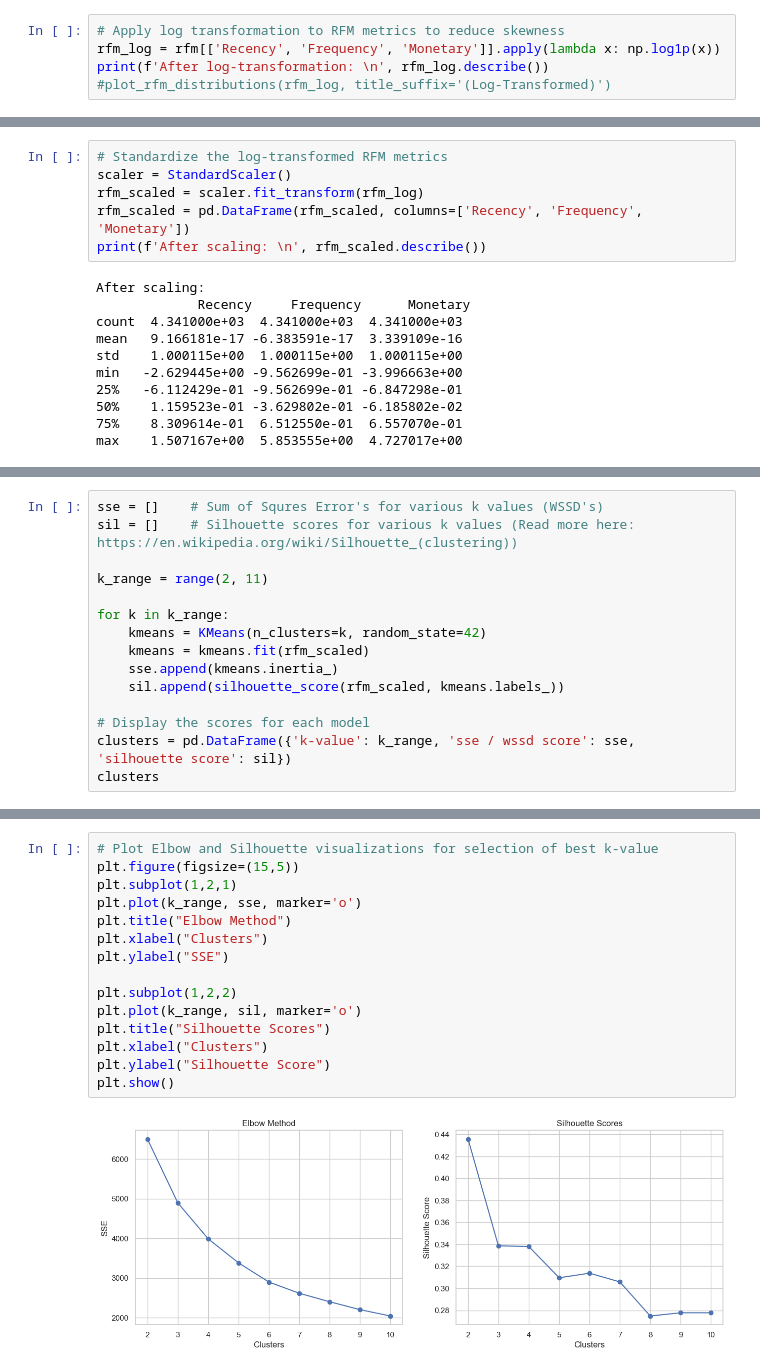
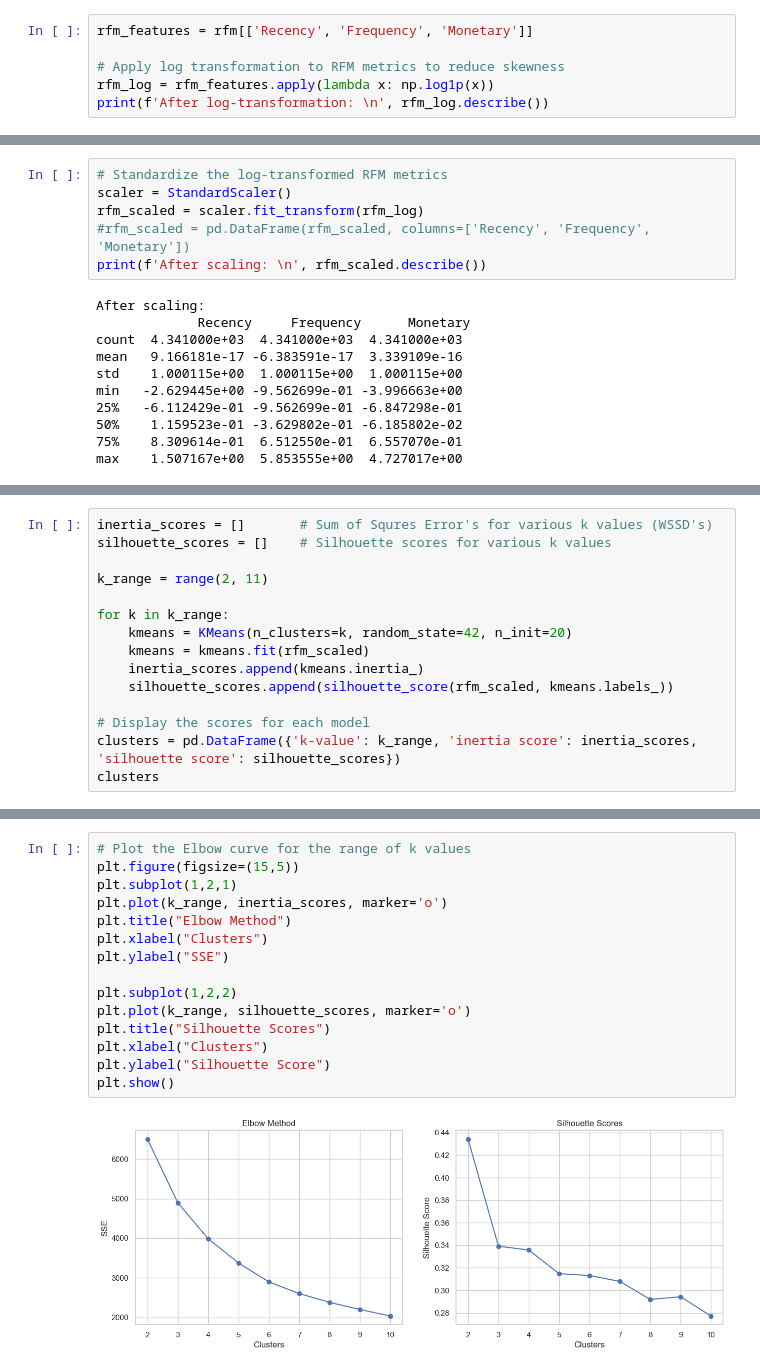
Before and after one commit to bisharatm/ds08_online-retail, a Jupyter notebook: notebooks/03_modeling_and_clustering.ipynb, the cells around one changed output, grey strips where cells are left out. Drawn from its saved outputs; the diff is of its cells as text.

Commit message:
Complete various sections and cleanup

```diff
--- a/notebooks/03_modeling_and_clustering.ipynb
+++ b/notebooks/03_modeling_and_clustering.ipynb
@@ -223,8 +148,9 @@ Upon inspection of the RFM data a few issues were found, that would require some
 # %%
+rfm_features = rfm[['Recency', 'Frequency', 'Monetary']]
+
 # Apply log transformation to RFM metrics to reduce skewness
-rfm_log = rfm[['Recency', 'Frequency', 'Monetary']].apply(lambda x: np.log1p(x))
+rfm_log = rfm_features.apply(lambda x: np.log1p(x))
 print(f'After log-transformation: \n', rfm_log.describe())
-#plot_rfm_distributions(rfm_log, title_suffix='(Log-Transformed)')
 # %% [output]
 After log-transformation:
             Recency    Frequency     Monetary
@@ -240,7 +166,7 @@ max       5.924256     5.347108    12.543284
 # Standardize the log-transformed RFM metrics
 scaler = StandardScaler()
 rfm_scaled = scaler.fit_transform(rfm_log)
-rfm_scaled = pd.DataFrame(rfm_scaled, columns=['Recency', 'Frequency', 'Monetary'])
+#rfm_scaled = pd.DataFrame(rfm_scaled, columns=['Recency', 'Frequency', 'Monetary'])
 print(f'After scaling: \n', rfm_scaled.describe())
 # %% [output]
 After scaling:
@@ -282,17 +212,17 @@ Apply K-Means clustering using Scikit Learn, and evaluate using: (i) the 'Elbow'
 # %%
-sse = []    # Sum of Squres Error's for various k values (WSSD's)
-sil = []    # Silhouette scores for various k values (Read more here: https://en.wikipedia.org/wiki/Silhouette_(clustering))
+inertia_scores = []       # Sum of Squres Error's for various k values (WSSD's)
+silhouette_scores = []    # Silhouette scores for various k values
 
 k_range = range(2, 11)
 
 for k in k_range:
-    kmeans = KMeans(n_clusters=k, random_state=42)
+    kmeans = KMeans(n_clusters=k, random_state=42, n_init=20)
     kmeans = kmeans.fit(rfm_scaled)
-    sse.append(kmeans.inertia_)
-    sil.append(silhouette_score(rfm_scaled, kmeans.labels_))
+    inertia_scores.append(kmeans.inertia_)
+    silhouette_scores.append(silhouette_score(rfm_scaled, kmeans.labels_))
 
 # Display the scores for each model
-clusters = pd.DataFrame({'k-value': k_range, 'sse / wssd score': sse, 'silhouette score': sil})
+clusters = pd.DataFrame({'k-value': k_range, 'inertia score': inertia_scores, 'silhouette score': silhouette_scores})
 clusters
 # %% [output]
 Found Intel OpenMP ('libiomp') and LLVM OpenMP ('libomp') loaded at
@@ -317,17 +247,17 @@ information and possible workarounds, please see
 # %%
-# Plot Elbow and Silhouette visualizations for selection of best k-value
+# Plot the Elbow curve for the range of k values
 plt.figure(figsize=(15,5))
 plt.subplot(1,2,1)
-plt.plot(k_range, sse, marker='o')
+plt.plot(k_range, inertia_scores, marker='o')
 plt.title("Elbow Method")
 plt.xlabel("Clusters")
 plt.ylabel("SSE")
 
 plt.subplot(1,2,2)
-plt.plot(k_range, sil, marker='o')
+plt.plot(k_range, silhouette_scores, marker='o')
 plt.title("Silhouette Scores")
 plt.xlabel("Clusters")
 plt.ylabel("Silhouette Score")
 plt.show()
 # %% [output]
-[figure, old version]
+[figure, new version]
```
Also changed, not shown: parts of 34 cells of this notebook, 1 other file.
